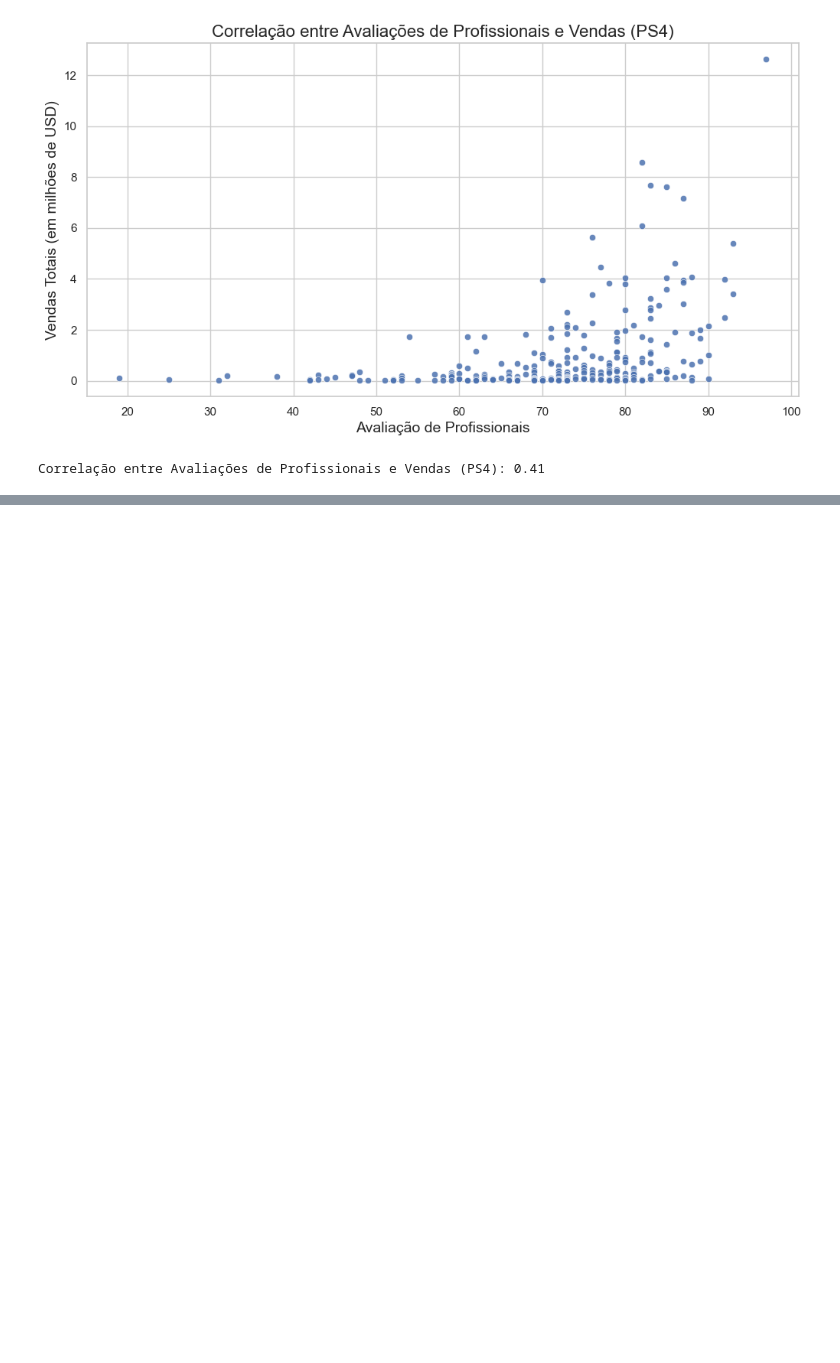
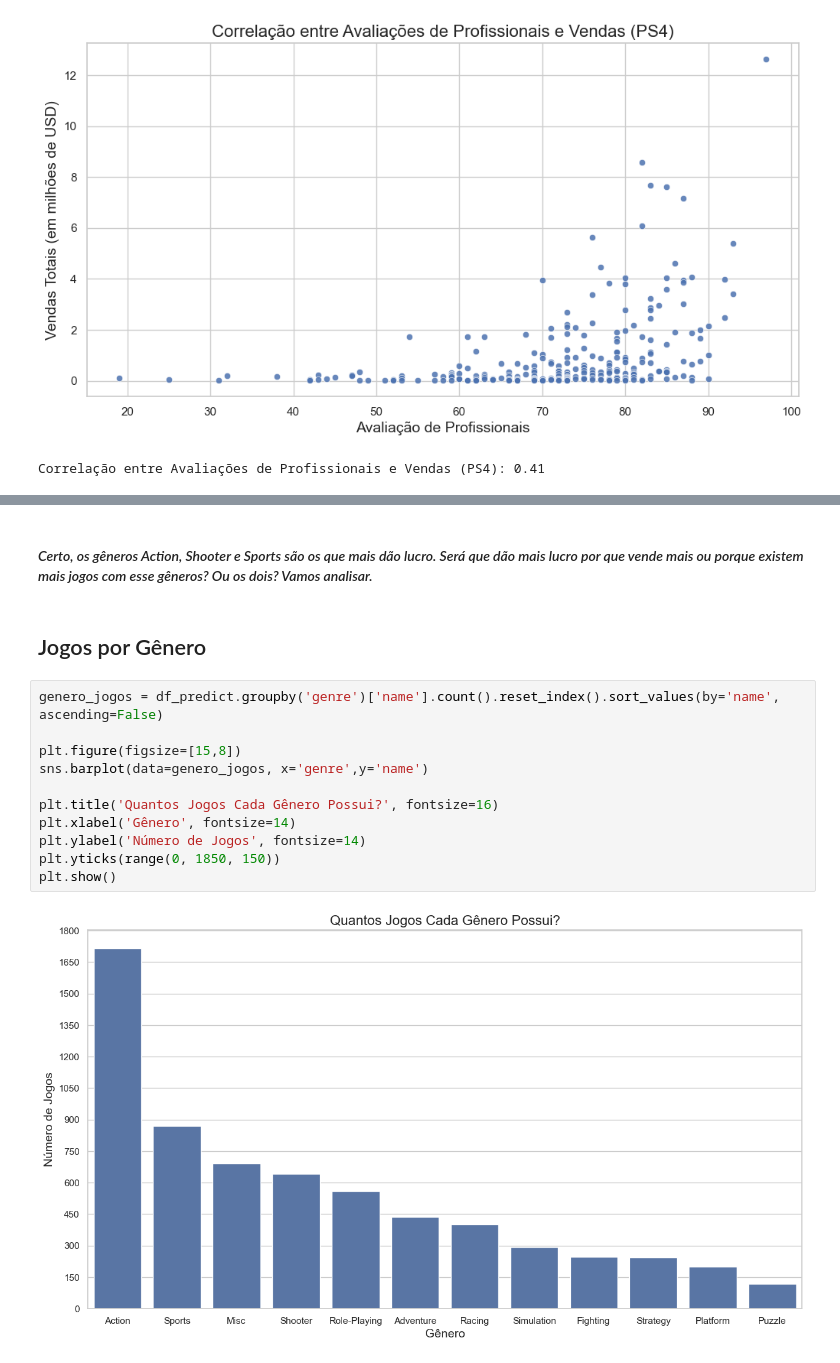
Before and after one commit to henriquetargino/games, a Jupyter notebook: EDA.ipynb, the cells around one changed output, grey strips where cells are left out. Saved outputs shown, nothing was run; the diff lists cells and outputs as text; blank space fills up the shorter version.

```diff
--- a/EDA.ipynb
+++ b/EDA.ipynb
@@ -439,0 +455,17 @@ Correlação entre Avaliações de Profissionais e Vendas (PS4): 0.41
+# %% [markdown]
+#### *Certo, os gêneros Action, Shooter e Sports são os que mais dão lucro. Será que dão mais lucro por que vende mais ou porque existem mais jogos com esse gêneros? Ou os dois? Vamos analisar.*
+# %% [markdown]
+## Jogos por Gênero
+# %%
+genero_jogos = df_predict.groupby('genre')['name'].count().reset_index().sort_values(by='name', ascending=False)
+
+plt.figure(figsize=[15,8])
+sns.barplot(data=genero_jogos, x='genre',y='name')
+
+plt.title('Quantos Jogos Cada Gênero Possui?', fontsize=16)
+plt.xlabel('Gênero', fontsize=14)
+plt.ylabel('Número de Jogos', fontsize=14)
+plt.yticks(range(0, 1850, 150))
+plt.show()
+# %% [output]
+[figure, added]
```
Also changed, not shown: parts of 6 cells of this notebook.
